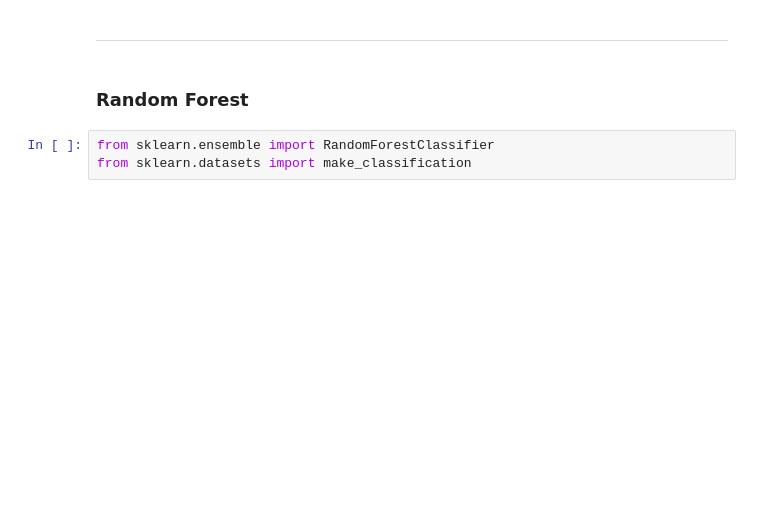
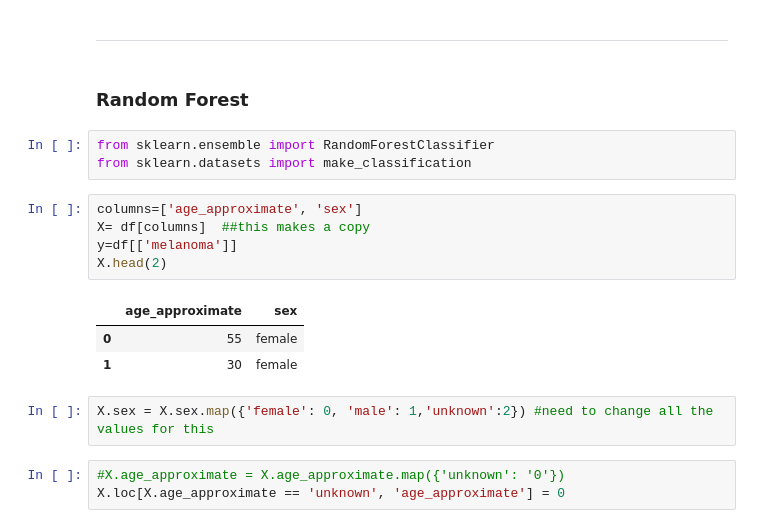
Before and after one commit to mmehedin/derma_diagnosis, a Jupyter notebook: data_processing.ipynb, the cells around one changed output. Drawn from its saved outputs; the diff is of its cells as text; blank space fills up the shorter version.

```diff
--- a/data_processing.ipynb
+++ b/data_processing.ipynb
@@ -94,3 +98,17 @@ dict_df['gender']
 # %%
 from sklearn.ensemble import RandomForestClassifier
 from sklearn.datasets import make_classification
+# %%
+columns=['age_approximate', 'sex']
+X= df[columns]  ##this makes a copy
+y=df[['melanoma']]
+X.head(2)
+# %% [output]
+|  | age_approximate | sex |
+| 0 | 55 | female |
+| 1 | 30 | female |
+# %%
+X.sex = X.sex.map({'female': 0, 'male': 1,'unknown':2}) #need to change all the values for this
+# %%
+#X.age_approximate = X.age_approximate.map({'unknown': '0'})
+X.loc[X.age_approximate == 'unknown', 'age_approximate'] = 0
```
Also changed, not shown: parts of 5 cells of this notebook, 1 other file.
